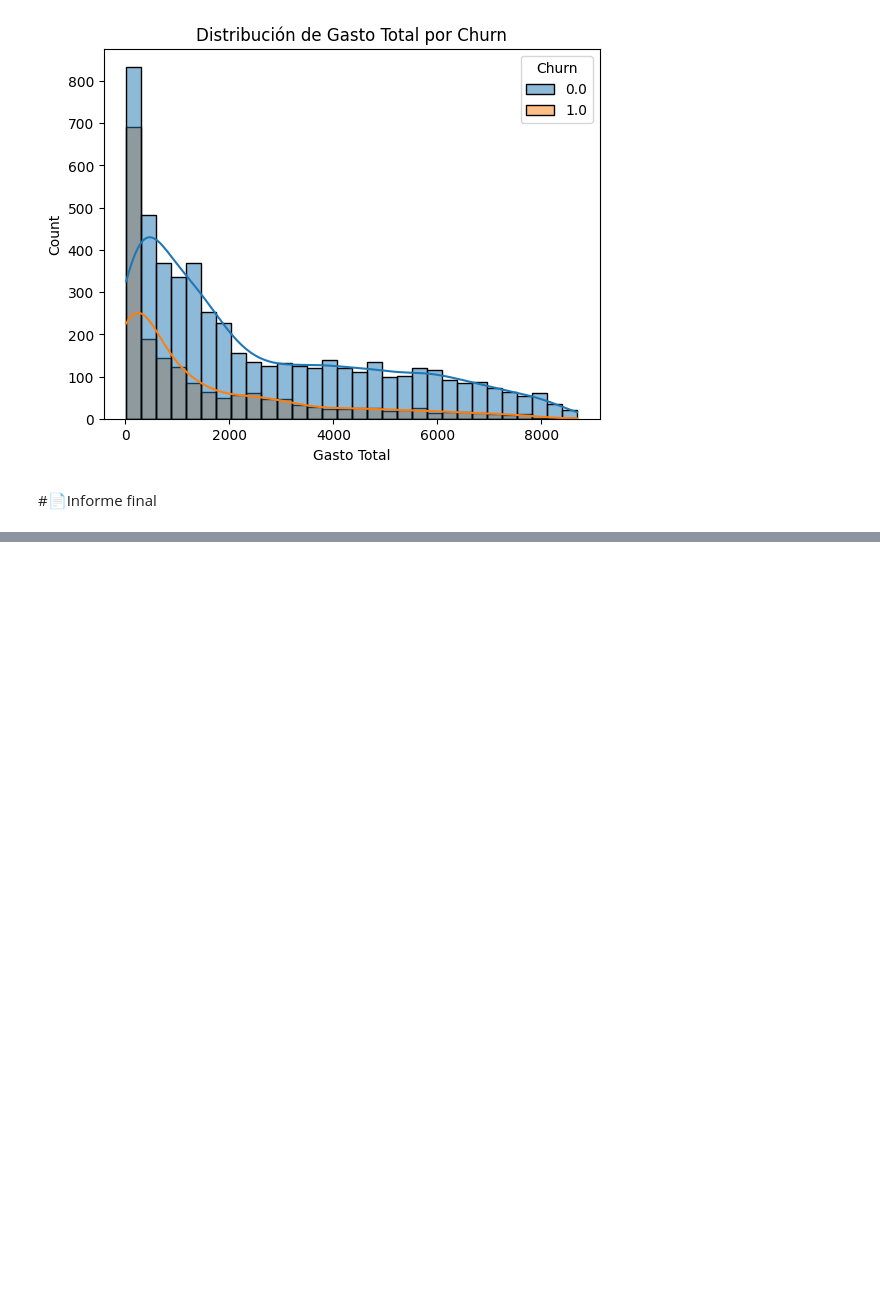
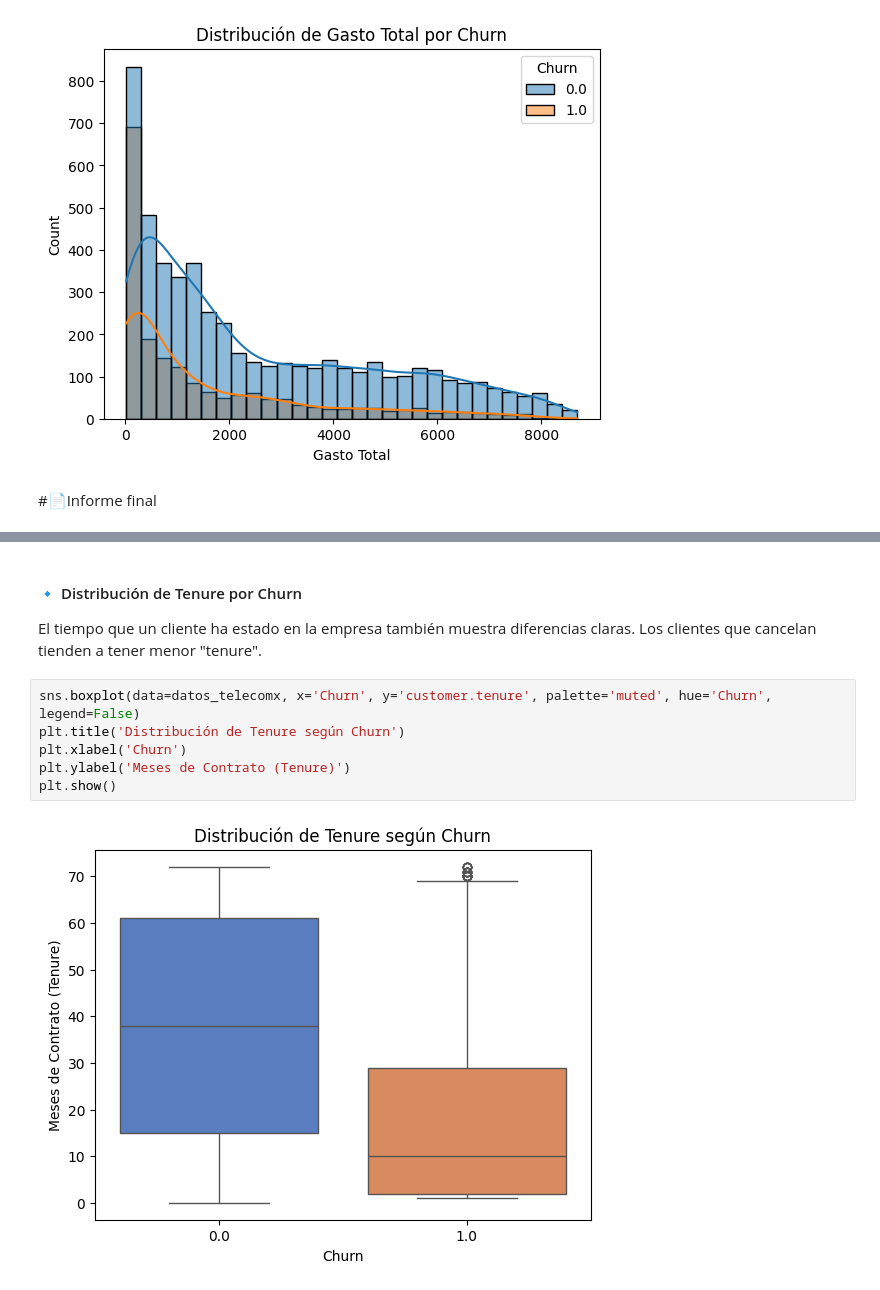
Before and after one commit to vicdas/DataScienceChallengeTelecomX, a Jupyter notebook: TelecomX_LATAM.ipynb, the cells around one changed output, grey strips where cells are left out. Drawn from its saved outputs; the diff is of its cells as text; blank space fills up the shorter version.

```diff
--- a/TelecomX_LATAM.ipynb
+++ b/TelecomX_LATAM.ipynb
@@ -531,0 +627,12 @@ plt.show()
+# %% [markdown]
+#### 🔹 Distribución de Tenure por Churn
+
+El tiempo que un cliente ha estado en la empresa también muestra diferencias claras. Los clientes que cancelan tienden a tener menor "tenure".
+# %%
+sns.boxplot(data=datos_telecomx, x='Churn', y='customer.tenure', palette='muted', hue='Churn', legend=False)
+plt.title('Distribución de Tenure según Churn')
+plt.xlabel('Churn')
+plt.ylabel('Meses de Contrato (Tenure)')
+plt.show()
+# %% [output]
+[figure, added]
```
Also changed, not shown: parts of 20 cells of this notebook.
